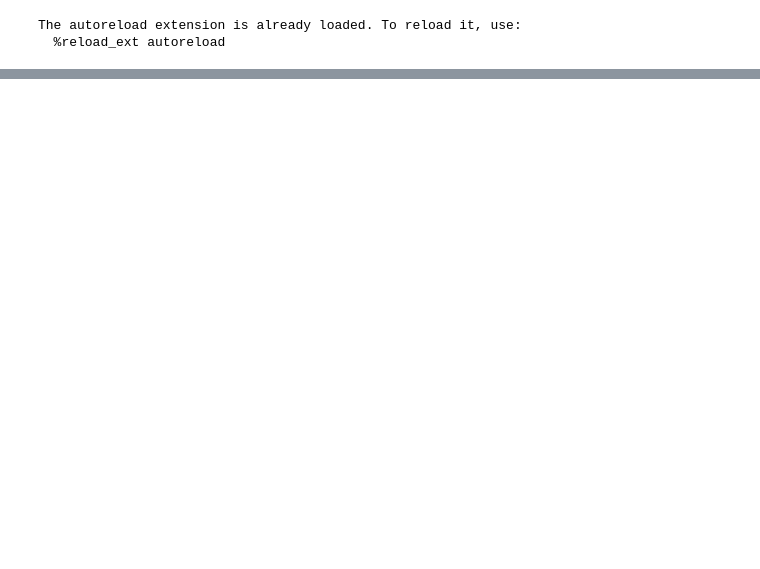
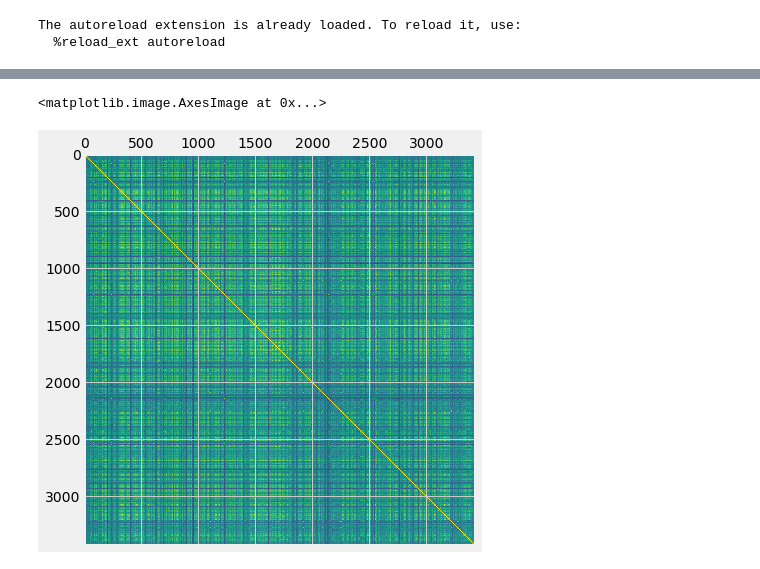
Before and after one commit to bobcolner/pandas-polygon, a Jupyter notebook: nb_market_cluster.ipynb, the cells around one changed output, grey strips where cells are left out. Saved outputs shown, nothing was run; the diff lists cells and outputs as text; code cells hidden in the pictures; blank space fills up the shorter version.

```diff
--- a/nb_market_cluster.ipynb
+++ b/nb_market_cluster.ipynb
@@ -31,5 +34,5 @@ end_date = '2020-11-24'
 symbol = 'market'
 tick_type='daily'
 # %%
-df, sym_labels, m_close, m_returns, m_log_returns, m_zs_returns, m_g_zs_returns = mp.prepare_data(start_date, end_date)
+df, sym_meta, m_close, m_returns, m_log_returns, m_zs_returns, m_g_zs_returns = mp.prepare_data(start_date, end_date)
 # %% [output]
@@ -81,0 +46,9 @@ remaining_symbols = set(m_g_zs_returns.columns.values) - set(sym_details.symbol.
+# %%
+import matplotlib.pyplot as plt
+
+cor_mat = m_g_zs_returns.corr()
+# %%
+plt.matshow(cor_mat)
+# %% [output]
+<matplotlib.image.AxesImage at 0x...>
+[figure, added]
```
Also changed, not shown: parts of 16 cells of this notebook, 8 other files.
